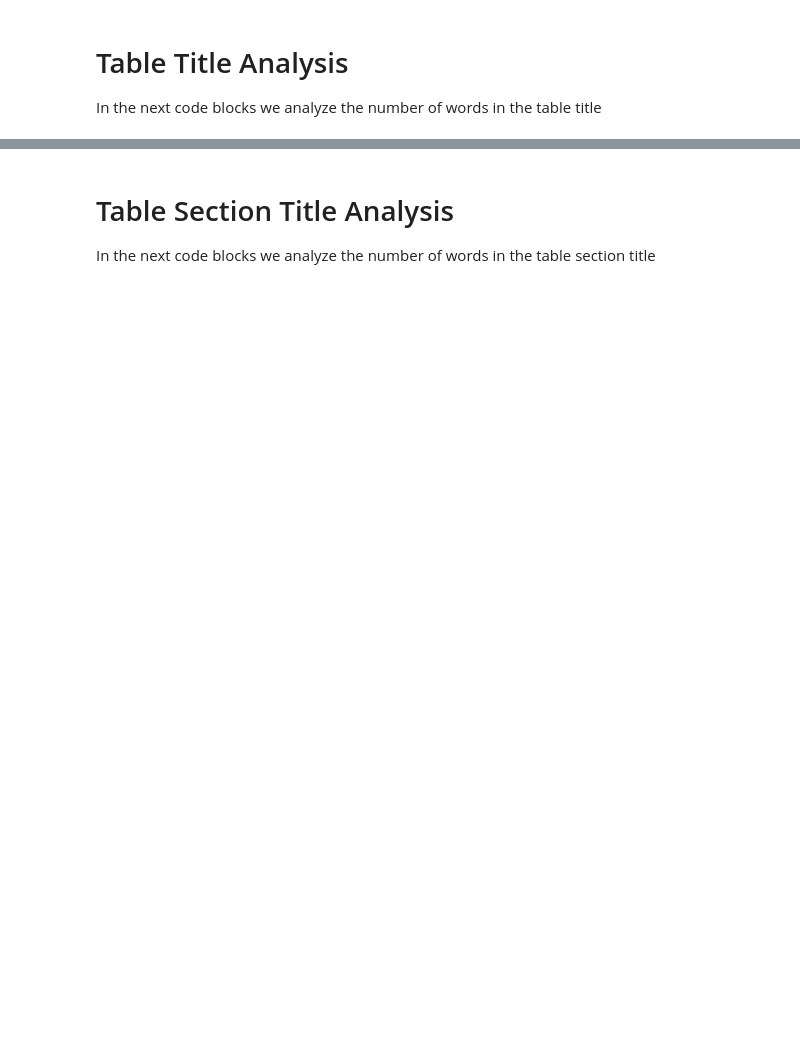
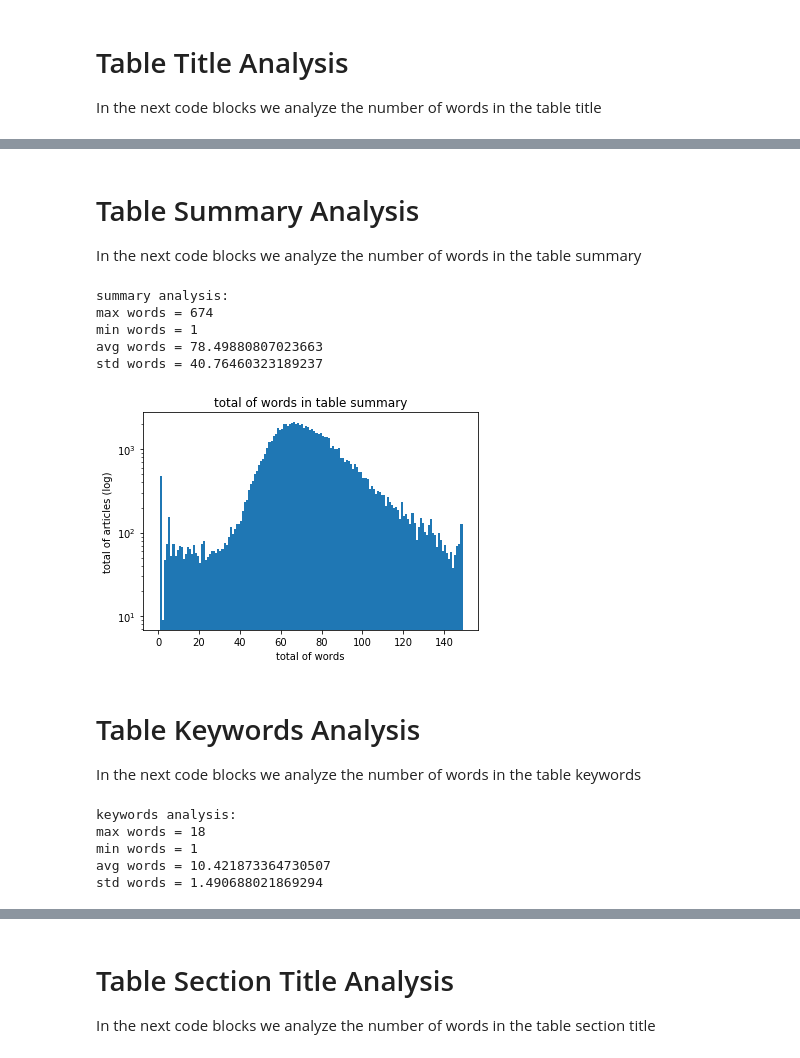
Before and after one commit to levysouza/PhD, a Jupyter notebook: data_analysis/table_analysis.ipynb, the cells around one changed output, grey strips where cells are left out. Saved outputs shown, nothing was run; the diff lists cells and outputs as text; code cells hidden in the pictures; blank space fills up the shorter version.

```diff
--- a/data_analysis/table_analysis.ipynb
+++ b/data_analysis/table_analysis.ipynb
@@ -73,0 +75,42 @@ plt.show()
+# %% [markdown]
+# Table Summary Analysis
+
+In the next code blocks we analyze the number of words in the table summary
+# %%
+print('summary analysis:')
+print("max words = "+str(np.max(summary_lenght)))
+print("min words = "+str(np.min(summary_lenght)))
+print("avg words = "+str(np.mean(summary_lenght)))
+print("std words = "+str(np.std(summary_lenght)))
+# %% [output]
+summary analysis:
+max words = 674
+min words = 1
+avg words = 78.49880807023663
+std words = 40.76460323189237
+# %%
+plt.hist(summary_lenght, range(0,150))
+plt.title('total of words in table summary')
+plt.xlabel('total of words')
+plt.ylabel('total of articles (log)')
+plt.yscale('log')
+plt.savefig('table_title2.pdf')
+plt.show()
+# %% [output]
+[figure, added]
+# %% [markdown]
+# Table Keywords Analysis
+
+In the next code blocks we analyze the number of words in the table keywords
+# %%
+print('keywords analysis:')
+print("max words = "+str(np.max(keywords_lenght)))
+print("min words = "+str(np.min(keywords_lenght)))
+print("avg words = "+str(np.mean(keywords_lenght)))
+print("std words = "+str(np.std(keywords_lenght)))
+# %% [output]
+keywords analysis:
+max words = 18
+min words = 1
+avg words = 10.421873364730507
+std words = 1.490688021869294
```
Also changed, not shown: parts of 26 cells of this notebook, 5 other files.
